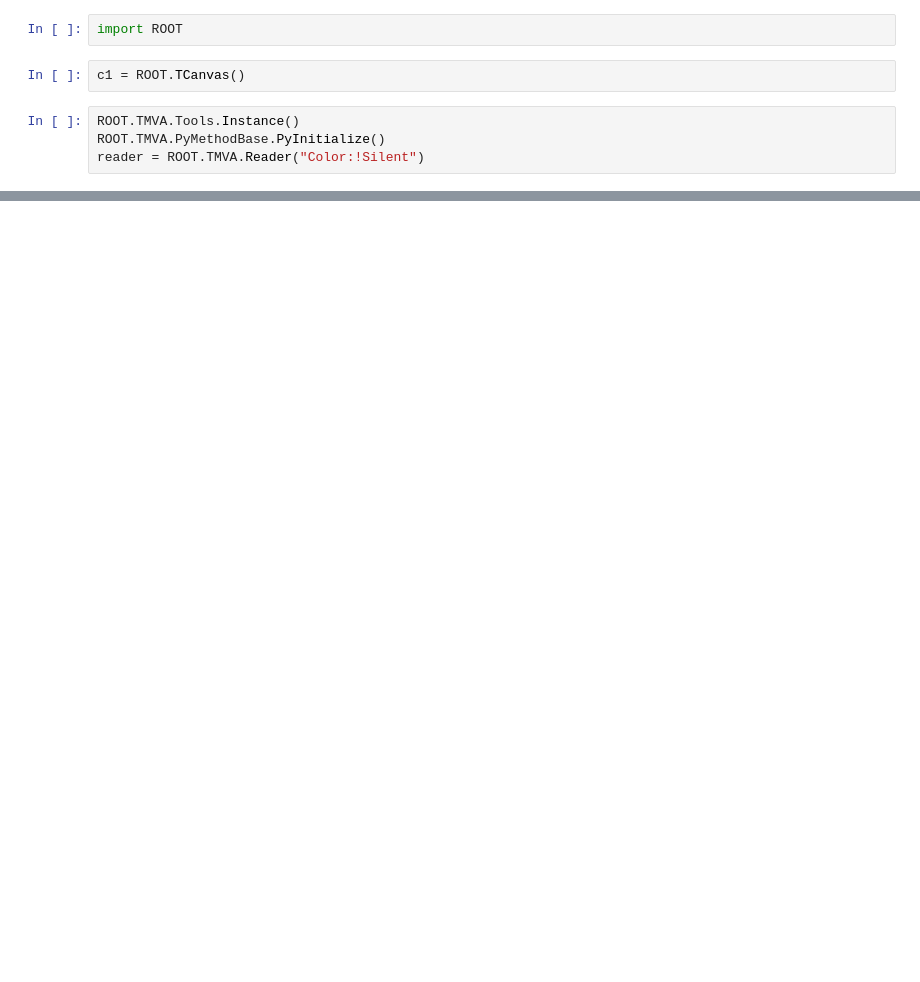
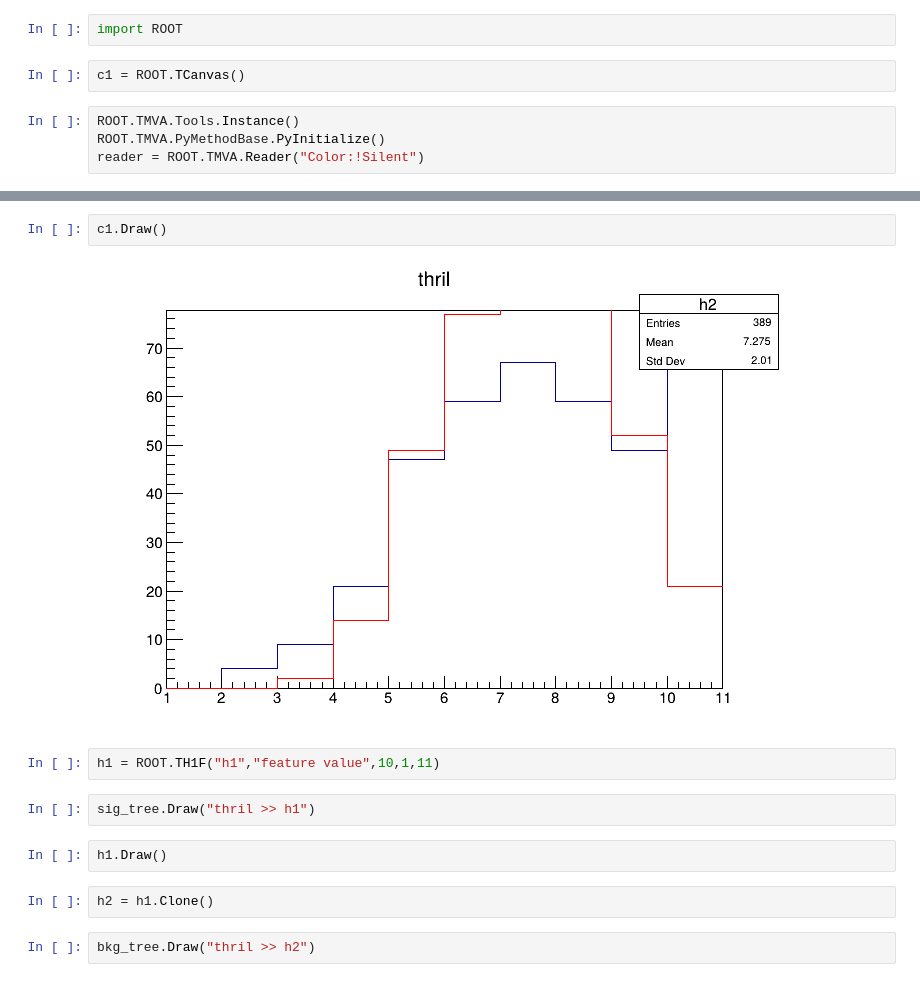
Before and after one commit to covarell/python_examples, a Jupyter notebook: TMVA.ipynb, the cells around one changed output, grey strips where cells are left out. Cells and saved outputs as stored; diff of their text form; blank space fills up the shorter version.

```diff
--- a/TMVA.ipynb
+++ b/TMVA.ipynb
@@ -28,0 +80,14 @@ Sigma                     =      2.52807   +/-   0.0256141       (limited)
+# %%
+c1.Draw()
+# %% [output]
+[figure, added]
+# %%
+h1 = ROOT.TH1F("h1","feature value",10,1,11)
+# %%
+sig_tree.Draw("thril >> h1")
+# %%
+h1.Draw()
+# %%
+h2 = h1.Clone()
+# %%
+bkg_tree.Draw("thril >> h2")
```
Also changed, not shown: parts of 32 cells of this notebook.
